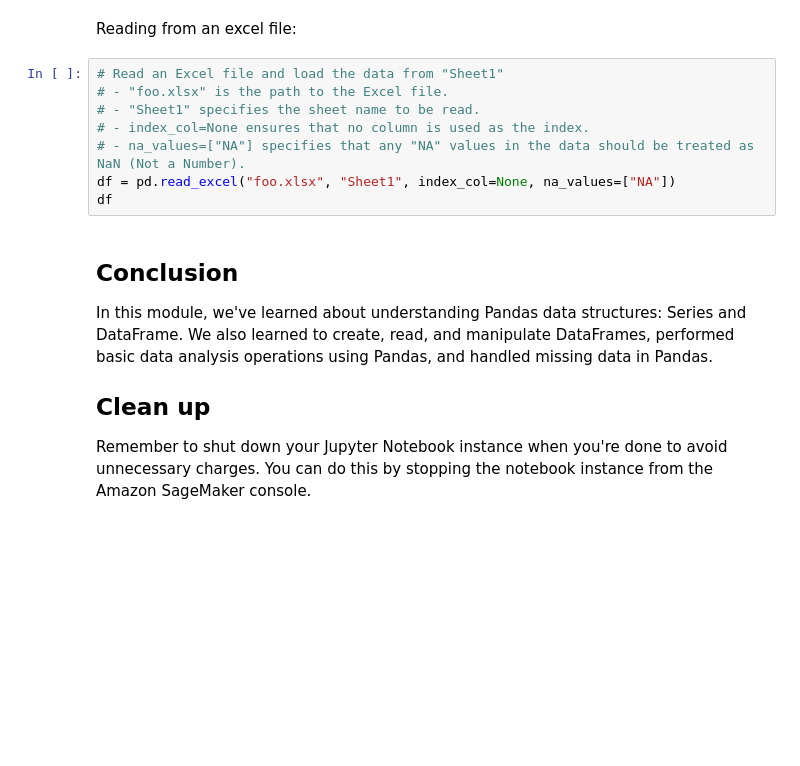
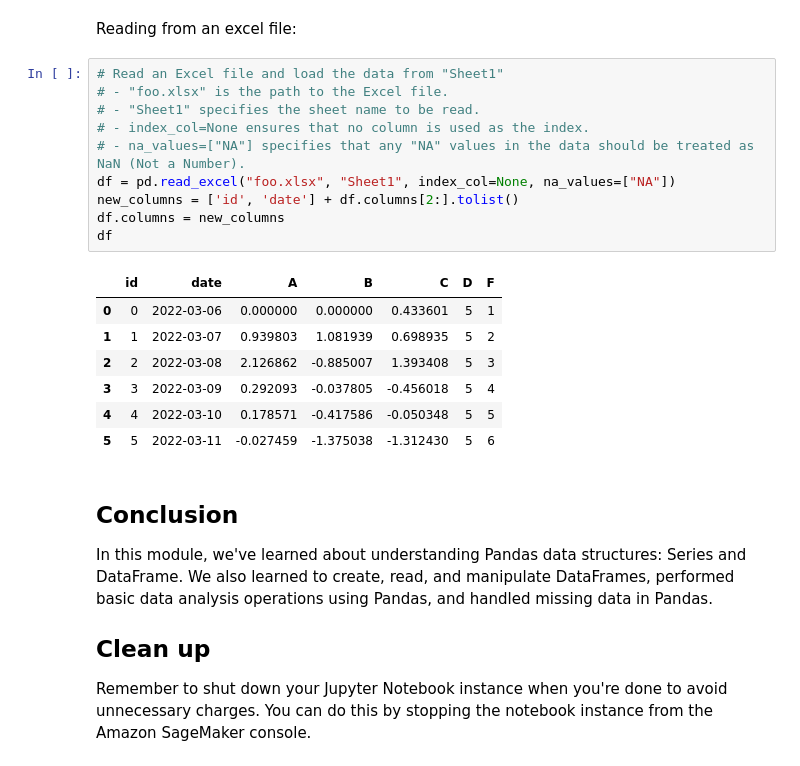
Before and after one commit to udel-cbcb/NIGMS-Sandbox-UD, a Jupyter notebook: Submodule_1/Tutorials/Submodule_1_Tutorial_3_Introduction_to_Pandas.ipynb, the cells around one changed output. Drawn from its saved outputs; the diff is of its cells as text; blank space fills up the shorter version.

```diff
--- a/Submodule_1/Tutorials/Submodule_1_Tutorial_3_Introduction_to_Pandas.ipynb
+++ b/Submodule_1/Tutorials/Submodule_1_Tutorial_3_Introduction_to_Pandas.ipynb
@@ -363,11 +886,21 @@ Reading from an excel file:
 # %%
 # Read an Excel file and load the data from "Sheet1"
 # - "foo.xlsx" is the path to the Excel file.
 # - "Sheet1" specifies the sheet name to be read.
 # - index_col=None ensures that no column is used as the index.
 # - na_values=["NA"] specifies that any "NA" values in the data should be treated as NaN (Not a Number).
 df = pd.read_excel("foo.xlsx", "Sheet1", index_col=None, na_values=["NA"])
+new_columns = ['id', 'date'] + df.columns[2:].tolist()
+df.columns = new_columns
 df
+# %% [output]
+|  | id | date | A | B | C | D | F |
+| 0 | 0 | 2022-03-06 | 0.000000 | 0.000000 | 0.433601 | 5 | 1 |
+| 1 | 1 | 2022-03-07 | 0.939803 | 1.081939 | 0.698935 | 5 | 2 |
+| 2 | 2 | 2022-03-08 | 2.126862 | -0.885007 | 1.393408 | 5 | 3 |
+| 3 | 3 | 2022-03-09 | 0.292093 | -0.037805 | -0.456018 | 5 | 4 |
+| 4 | 4 | 2022-03-10 | 0.178571 | -0.417586 | -0.050348 | 5 | 5 |
+| 5 | 5 | 2022-03-11 | -0.027459 | -1.375038 | -1.312430 | 5 | 6 |
 # %% [markdown]
 ## Conclusion
 
```
Also changed, not shown: parts of 69 cells of this notebook, 6 other files.
